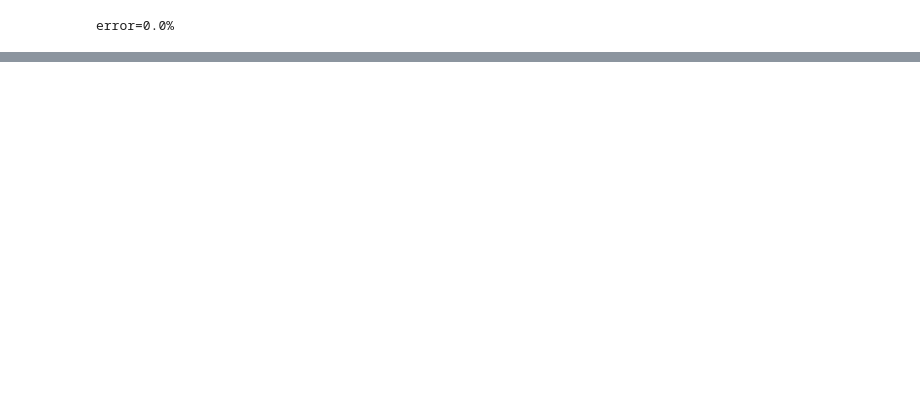
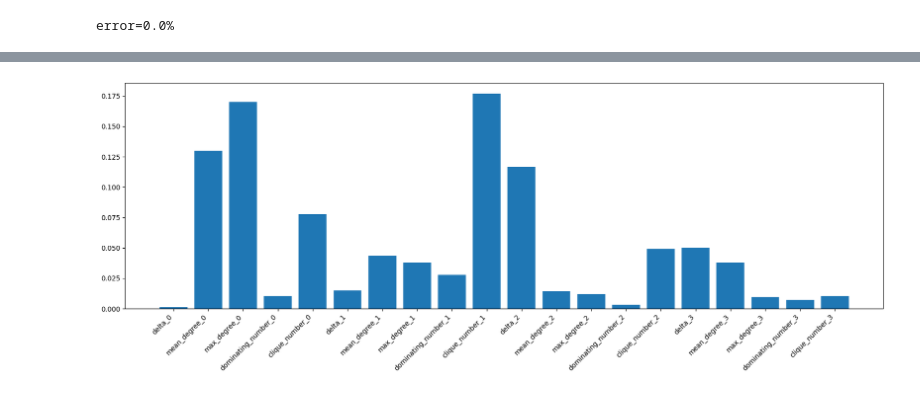
Before and after one commit to maxGrigorenko/DistributionClassifier, a Jupyter notebook: src/normal_laplace/experiments_second_part.ipynb, the cells around one changed output, grey strips where cells are left out. Saved outputs shown, nothing was run; the diff lists cells and outputs as text; code cells hidden in the pictures; blank space fills up the shorter version.

```diff
--- a/src/normal_laplace/experiments_second_part.ipynb
+++ b/src/normal_laplace/experiments_second_part.ipynb
@@ -302,0 +311,8 @@ error=0.0%
+# %%
+feature_importances_100 = d_clf_best_100.clf.feature_importances_
+plt.figure(figsize=(20, 6))
+plt.xticks(rotation=45, ha='right')
+plt.bar(X.columns, feature_importances_100)
+plt.show()
+# %% [output]
+[figure, added]
```
Also changed, not shown: parts of 7 cells of this notebook.
